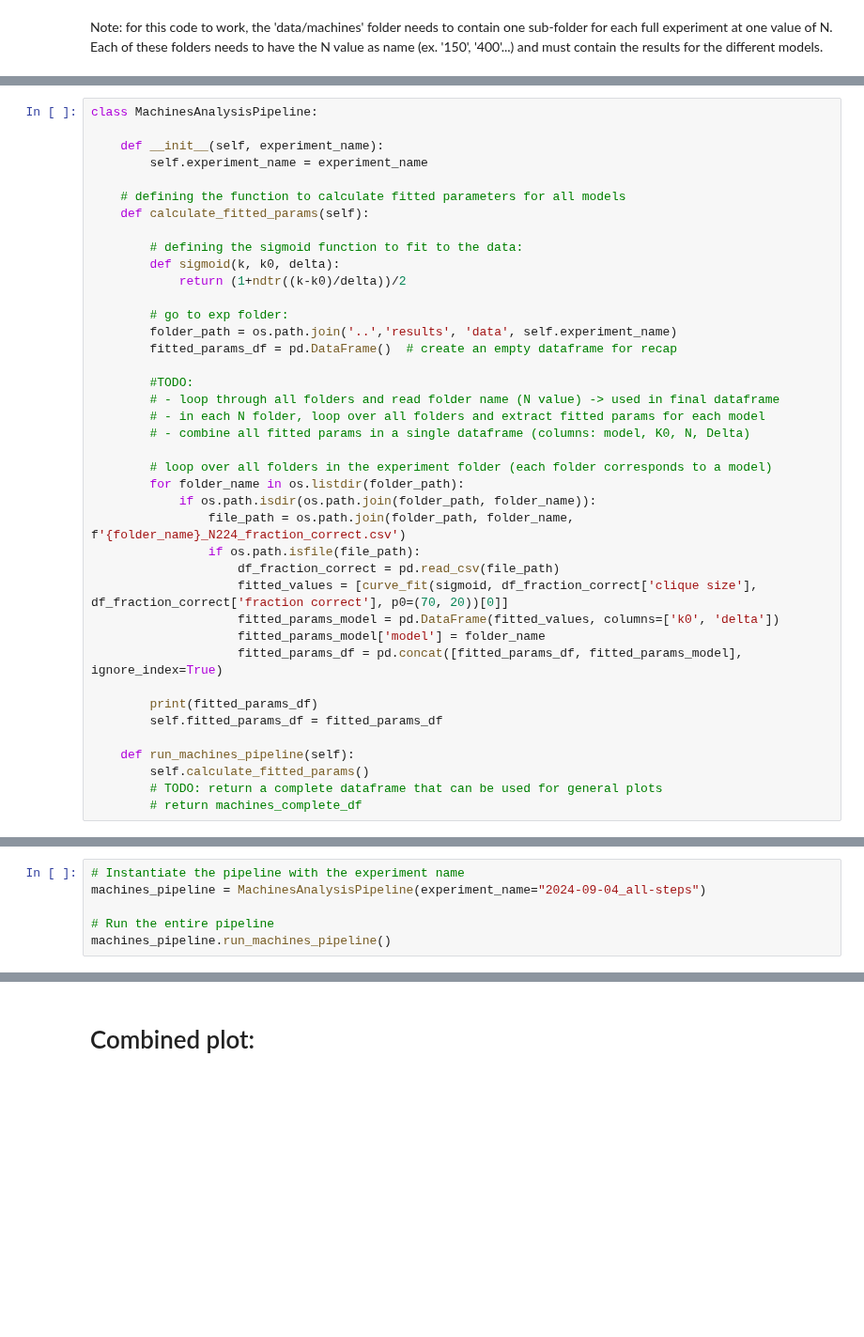
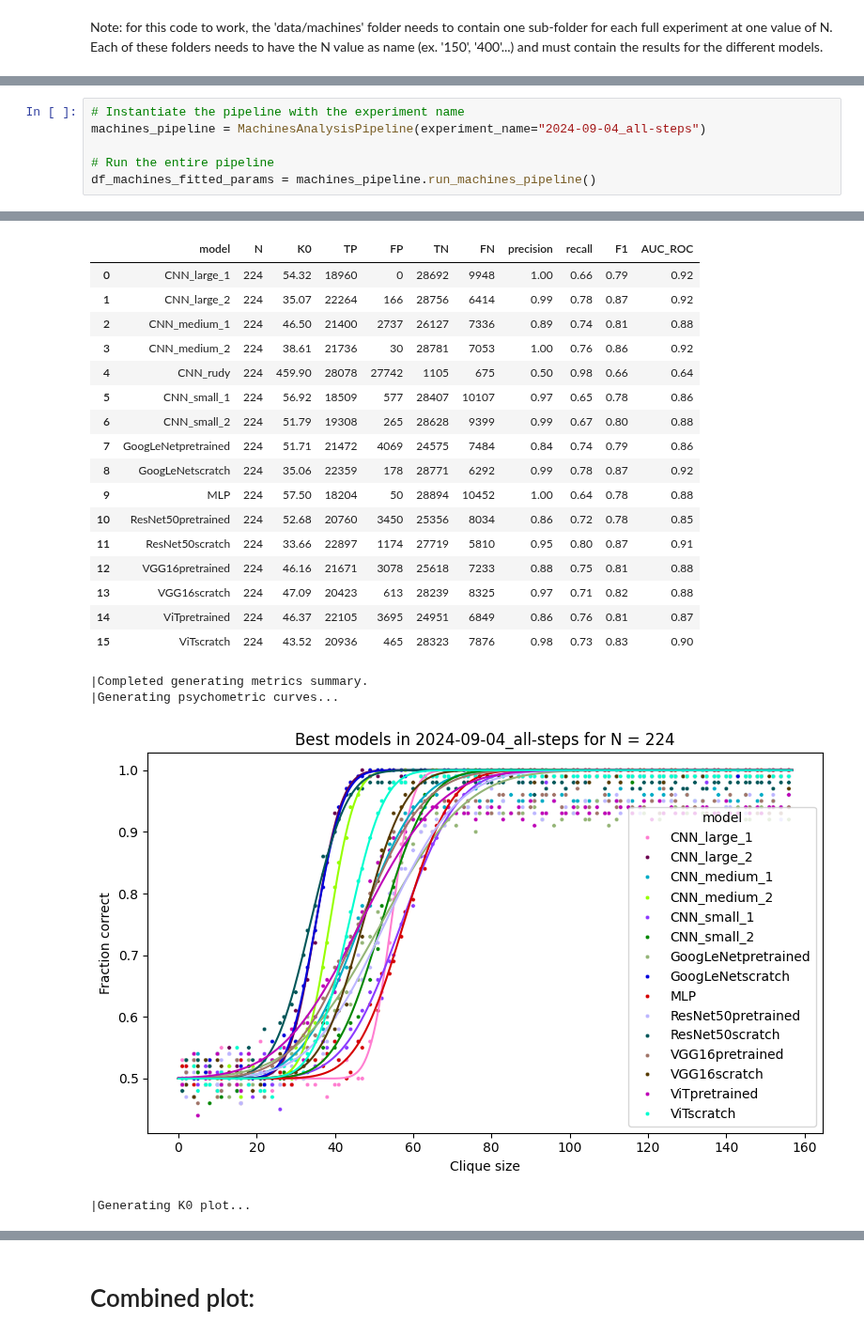
Before and after one commit to danieletirinnanzi/HUPLACLIP-analysis, a Jupyter notebook: data_analysis/HUPLACLIP-combined-analysis.ipynb, the cells around one changed output, grey strips where cells are left out. Shown at 94% size. Cells and saved outputs as stored; diff of their text form; blank space fills up the shorter version.

```diff
--- a/data_analysis/HUPLACLIP-combined-analysis.ipynb
+++ b/data_analysis/HUPLACLIP-combined-analysis.ipynb
@@ -441,40 +439,0 @@ sys.path.append(os.path.abspath(os.path.join('..')))
-# %%
-class MachinesAnalysisPipeline:
-
-    def __init__(self, experiment_name):
-        self.experiment_name = experiment_name
-
-    # defining the function to calculate fitted parameters for all models
-    def calculate_fitted_params(self):
-
-        # defining the sigmoid function to fit to the data:
-        def sigmoid(k, k0, delta):
-            return (1+ndtr((k-k0)/delta))/2
-
-        # go to exp folder:
-        folder_path = os.path.join('..','results', 'data', self.experiment_name)
-        fitted_params_df = pd.DataFrame()  # create an empty dataframe for recap
-
-        #TODO:
-        # - loop through all folders and read folder name (N value) -> used in final dataframe
-        # - in each N folder, loop over all folders and extract fitted params for each model
-        # - combine all fitted params in a single dataframe (columns: model, K0, N, Delta)
-
-        # loop over all folders in the experiment folder (each folder corresponds to a model)
-        for folder_name in os.listdir(folder_path):
-            if os.path.isdir(os.path.join(folder_path, folder_name)):
-                file_path = os.path.join(folder_path, folder_name, f'{folder_name}_N224_fraction_correct.csv')
-                if os.path.isfile(file_path):
-                    df_fraction_correct = pd.read_csv(file_path)
-                    fitted_values = [curve_fit(sigmoid, df_fraction_correct['clique size'], df_fraction_correct['fraction correct'], p0=(70, 20))[0]]
-                    fitted_params_model = pd.DataFrame(fitted_values, columns=['k0', 'delta'])
-                    fitted_params_model['model'] = folder_name
-                    fitted_params_df = pd.concat([fitted_params_df, fitted_params_model], ignore_index=True)
-
-        print(fitted_params_df)
-        self.fitted_params_df = fitted_params_df
-
-    def run_machines_pipeline(self):
-        self.calculate_fitted_params()
-        # TODO: return a complete dataframe that can be used for general plots
-        # return machines_complete_df
@@ -483,5 +734,5 @@ class MachinesAnalysisPipeline:
 machines_pipeline = MachinesAnalysisPipeline(experiment_name="2024-09-04_all-steps")
 
 # Run the entire pipeline
-machines_pipeline.run_machines_pipeline()
+df_machines_fitted_params = machines_pipeline.run_machines_pipeline()
 # %% [output]
@@ -488,0 +774,21 @@ TypeError: MachinesAnalysisPipeline.calculate_fitted_params() missing 1 required
+|  | model | N | K0 | TP | FP | TN | FN | precision | recall | F1 | AUC_ROC |
+| 0 | CNN_large_1 | 224 | 54.32 | 18960 | 0 | 28692 | 9948 | 1.00 | 0.66 | 0.79 | 0.92 |
+| 1 | CNN_large_2 | 224 | 35.07 | 22264 | 166 | 28756 | 6414 | 0.99 | 0.78 | 0.87 | 0.92 |
+| 2 | CNN_medium_1 | 224 | 46.50 | 21400 | 2737 | 26127 | 7336 | 0.89 | 0.74 | 0.81 | 0.88 |
+| 3 | CNN_medium_2 | 224 | 38.61 | 21736 | 30 | 28781 | 7053 | 1.00 | 0.76 | 0.86 | 0.92 |
+| 4 | CNN_rudy | 224 | 459.90 | 28078 | 27742 | 1105 | 675 | 0.50 | 0.98 | 0.66 | 0.64 |
+| 5 | CNN_small_1 | 224 | 56.92 | 18509 | 577 | 28407 | 10107 | 0.97 | 0.65 | 0.78 | 0.86 |
+| 6 | CNN_small_2 | 224 | 51.79 | 19308 | 265 | 28628 | 9399 | 0.99 | 0.67 | 0.80 | 0.88 |
+| 7 | GoogLeNetpretrained | 224 | 51.71 | 21472 | 4069 | 24575 | 7484 | 0.84 | 0.74 | 0.79 | 0.86 |
+| 8 | GoogLeNetscratch | 224 | 35.06 | 22359 | 178 | 28771 | 6292 | 0.99 | 0.78 | 0.87 | 0.92 |
+| 9 | MLP | 224 | 57.50 | 18204 | 50 | 28894 | 10452 | 1.00 | 0.64 | 0.78 | 0.88 |
+| 10 | ResNet50pretrained | 224 | 52.68 | 20760 | 3450 | 25356 | 8034 | 0.86 | 0.72 | 0.78 | 0.85 |
+| 11 | ResNet50scratch | 224 | 33.66 | 22897 | 1174 | 27719 | 5810 | 0.95 | 0.80 | 0.87 | 0.91 |
+| 12 | VGG16pretrained | 224 | 46.16 | 21671 | 3078 | 25618 | 7233 | 0.88 | 0.75 | 0.81 | 0.88 |
+| 13 | VGG16scratch | 224 | 47.09 | 20423 | 613 | 28239 | 8325 | 0.97 | 0.71 | 0.82 | 0.88 |
+| 14 | ViTpretrained | 224 | 46.37 | 22105 | 3695 | 24951 | 6849 | 0.86 | 0.76 | 0.81 | 0.87 |
+| 15 | ViTscratch | 224 | 43.52 | 20936 | 465 | 28323 | 7876 | 0.98 | 0.73 | 0.83 | 0.90 |
+|Completed generating metrics summary.
+|Generating psychometric curves...
+[figure, added]
+|Generating K0 plot...
```
Also changed, not shown: parts of 9 cells of this notebook, 3 other files.
